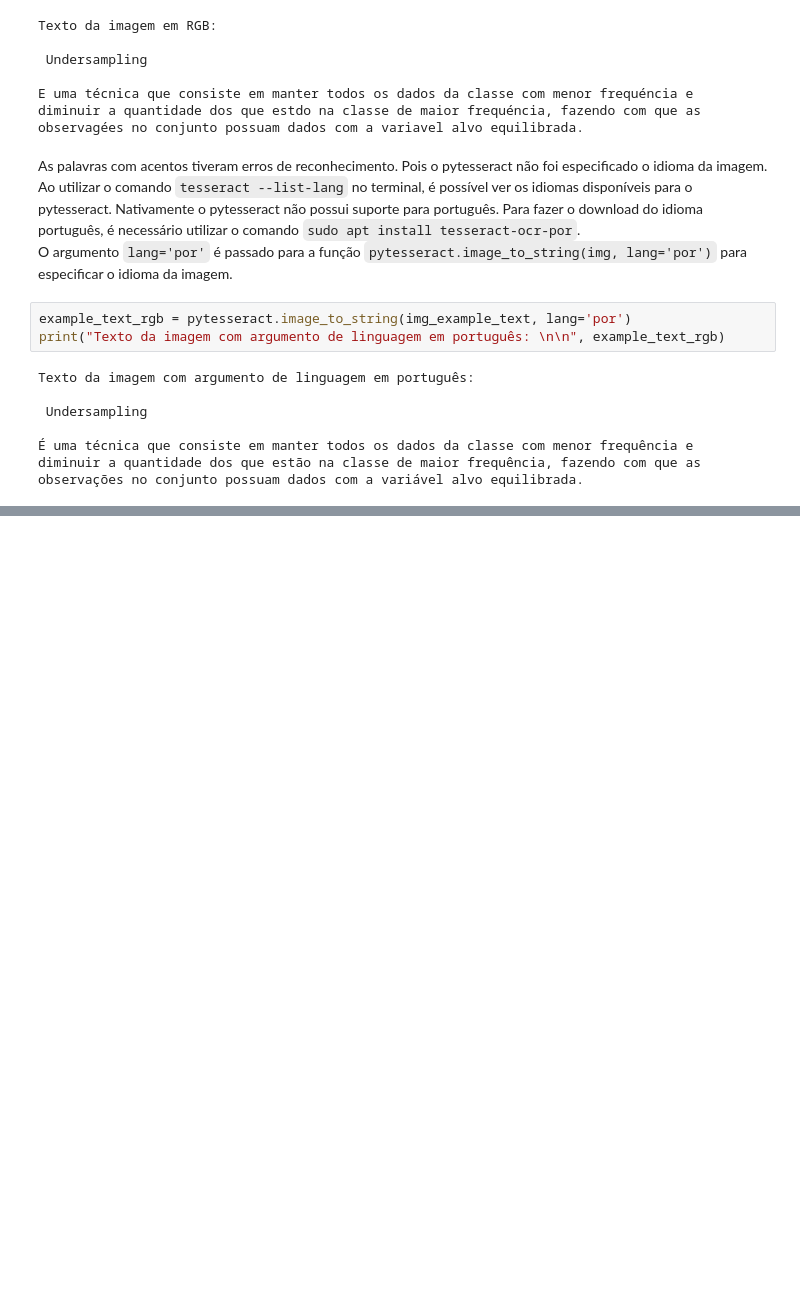
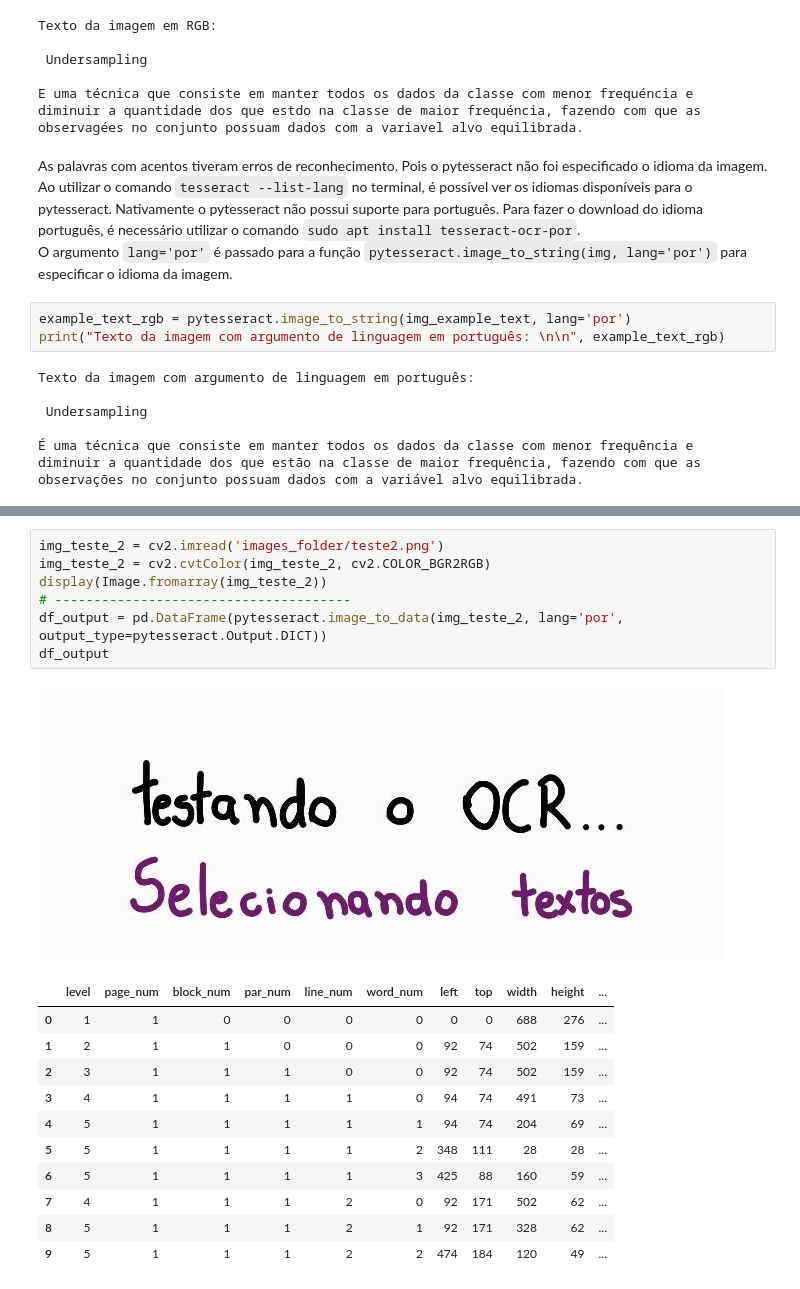
Before and after one commit to marcalhenrique/estudos, a Jupyter notebook: visao_computacional/estudo_ocr/pytesseract_e_opencv.ipynb, the cells around one changed output, grey strips where cells are left out. Saved outputs shown, nothing was run; the diff lists cells and outputs as text; blank space fills up the shorter version.

```diff
--- a/visao_computacional/estudo_ocr/pytesseract_e_opencv.ipynb
+++ b/visao_computacional/estudo_ocr/pytesseract_e_opencv.ipynb
@@ -113,0 +234,20 @@ observações no conjunto possuam dados com a variável alvo equilibrada.
+# %%
+img_teste_2 = cv2.imread('images_folder/teste2.png')
+img_teste_2 = cv2.cvtColor(img_teste_2, cv2.COLOR_BGR2RGB)
+display(Image.fromarray(img_teste_2))
+# --------------------------------------
+df_output = pd.DataFrame(pytesseract.image_to_data(img_teste_2, lang='por', output_type=pytesseract.Output.DICT))
+df_output
+# %% [output]
+[figure, added]
+|  | level | page_num | block_num | par_num | line_num | word_num | left | top | width | height | ... |
+| 0 | 1 | 1 | 0 | 0 | 0 | 0 | 0 | 0 | 688 | 276 | ... |
+| 1 | 2 | 1 | 1 | 0 | 0 | 0 | 92 | 74 | 502 | 159 | ... |
+| 2 | 3 | 1 | 1 | 1 | 0 | 0 | 92 | 74 | 502 | 159 | ... |
+| 3 | 4 | 1 | 1 | 1 | 1 | 0 | 94 | 74 | 491 | 73 | ... |
+| 4 | 5 | 1 | 1 | 1 | 1 | 1 | 94 | 74 | 204 | 69 | ... |
+| 5 | 5 | 1 | 1 | 1 | 1 | 2 | 348 | 111 | 28 | 28 | ... |
+| 6 | 5 | 1 | 1 | 1 | 1 | 3 | 425 | 88 | 160 | 59 | ... |
+| 7 | 4 | 1 | 1 | 1 | 2 | 0 | 92 | 171 | 502 | 62 | ... |
+| 8 | 5 | 1 | 1 | 1 | 2 | 1 | 92 | 171 | 328 | 62 | ... |
+| 9 | 5 | 1 | 1 | 1 | 2 | 2 | 474 | 184 | 120 | 49 | ... |
```
Also changed, not shown: parts of 19 cells of this notebook, 2 other files.
